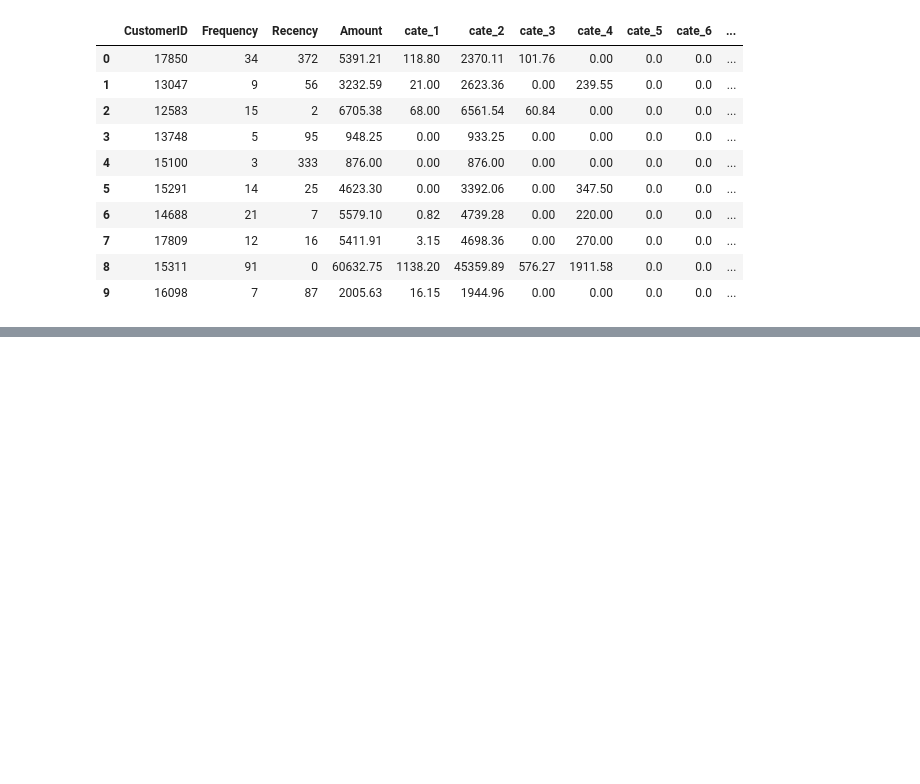
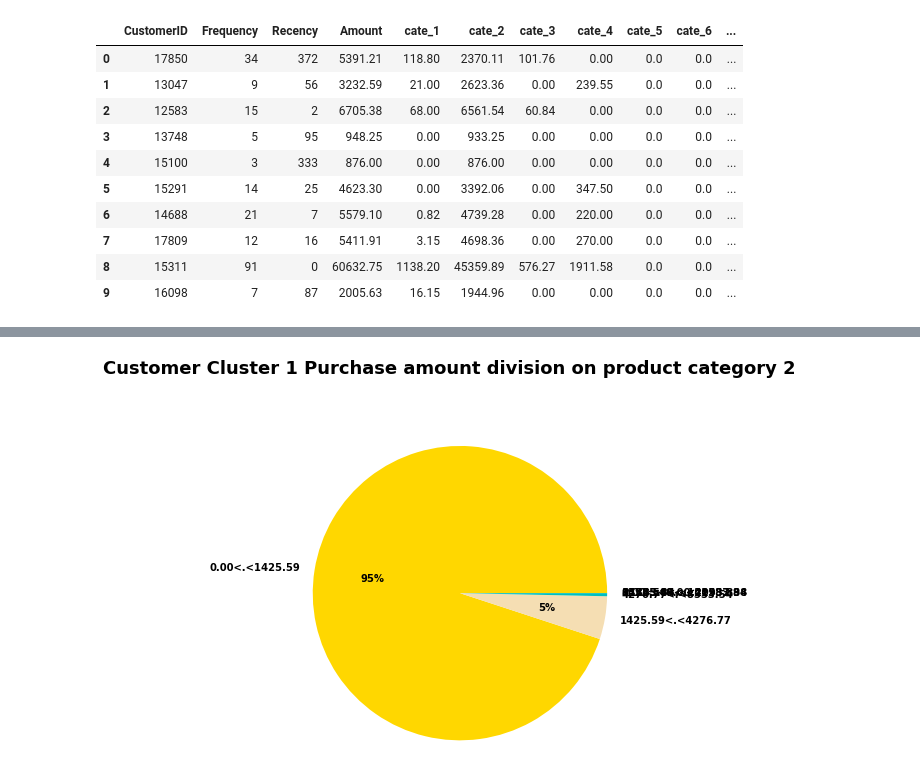
Before and after one commit to fay067/CSC522_P08_Project, a Jupyter notebook: stock_prod_clustering.ipynb, the cells around one changed output, grey strips where cells are left out. Saved outputs shown, nothing was run; the diff lists cells and outputs as text; code cells hidden in the pictures; blank space fills up the shorter version.

```diff
--- a/stock_prod_clustering.ipynb
+++ b/stock_prod_clustering.ipynb
@@ -80,0 +102,4 @@ _rfm.groupby('Group', as_index = False)['CustomerID'].count()
+# %%
+pie_chart(stock_rfm, 1, 2)
+# %% [output]
+[figure, added]
```
Also changed, not shown: parts of 5 cells of this notebook, 3 other files.
